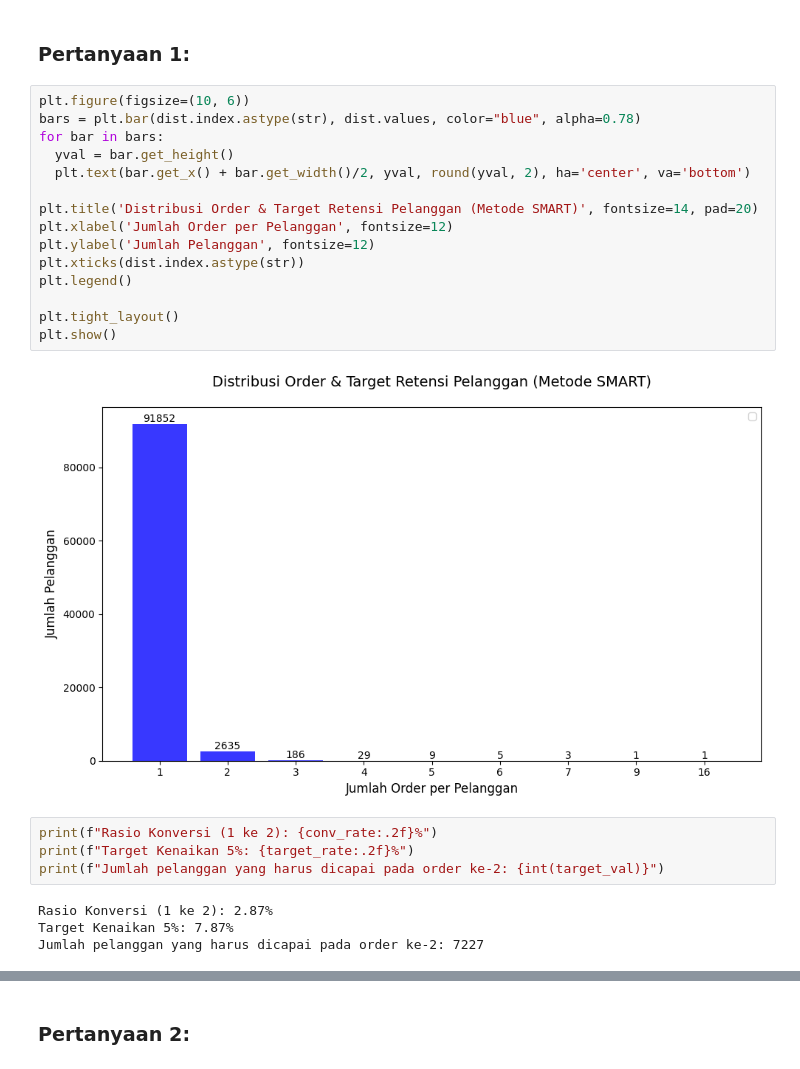
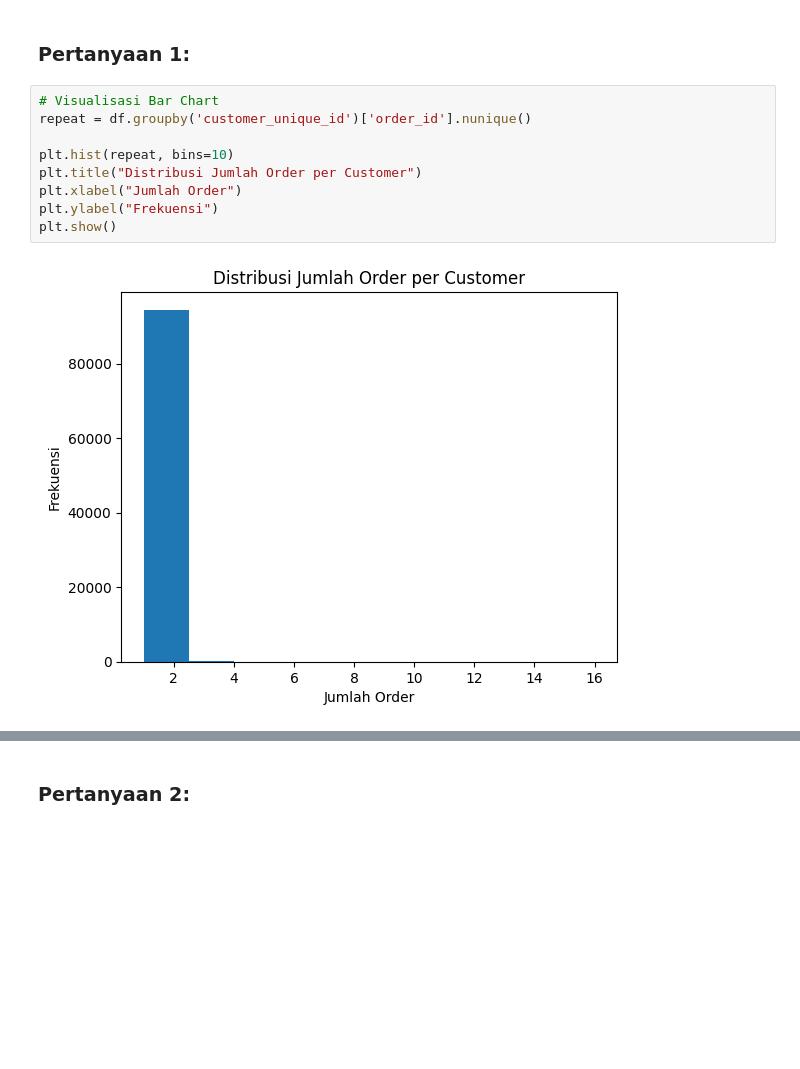
Before and after one commit to Dziarur/Analis-Fundamental-Data, a Jupyter notebook: notebook.ipynb, the cells around one changed output, grey strips where cells are left out. Cells and saved outputs as stored; diff of their text form; blank space fills up the shorter version.

```diff
--- a/notebook.ipynb
+++ b/notebook.ipynb
@@ -438,28 +452,14 @@ product_clean.to_csv('product_clean.csv', index=False)
 ## Visualization & Explanatory Analysis
 # %% [markdown]
 ### Pertanyaan 1:
-# %%
-plt.figure(figsize=(10, 6))
-bars = plt.bar(dist.index.astype(str), dist.values, color="blue", alpha=0.78)
-for bar in bars:
-  yval = bar.get_height()
-  plt.text(bar.get_x() + bar.get_width()/2, yval, round(yval, 2), ha='center', va='bottom')
-
-plt.title('Distribusi Order & Target Retensi Pelanggan (Metode SMART)', fontsize=14, pad=20)
-plt.xlabel('Jumlah Order per Pelanggan', fontsize=12)
-plt.ylabel('Jumlah Pelanggan', fontsize=12)
-plt.xticks(dist.index.astype(str))
-plt.legend()
-
-plt.tight_layout()
-plt.show()
-# %% [output]
-[figure, removed]
-# %%
-print(f"Rasio Konversi (1 ke 2): {conv_rate:.2f}%")
-print(f"Target Kenaikan 5%: {target_rate:.2f}%")
-print(f"Jumlah pelanggan yang harus dicapai pada order ke-2: {int(target_val)}")
-# %% [output]
-Rasio Konversi (1 ke 2): 2.87%
-Target Kenaikan 5%: 7.87%
-Jumlah pelanggan yang harus dicapai pada order ke-2: 7227
+# %%
+# Visualisasi Bar Chart
+repeat = df.groupby('customer_unique_id')['order_id'].nunique()
+
+plt.hist(repeat, bins=10)
+plt.title("Distribusi Jumlah Order per Customer")
+plt.xlabel("Jumlah Order")
+plt.ylabel("Frekuensi")
+plt.show()
+# %% [output]
+[figure, added]
```
Also changed, not shown: parts of 23 cells of this notebook.
